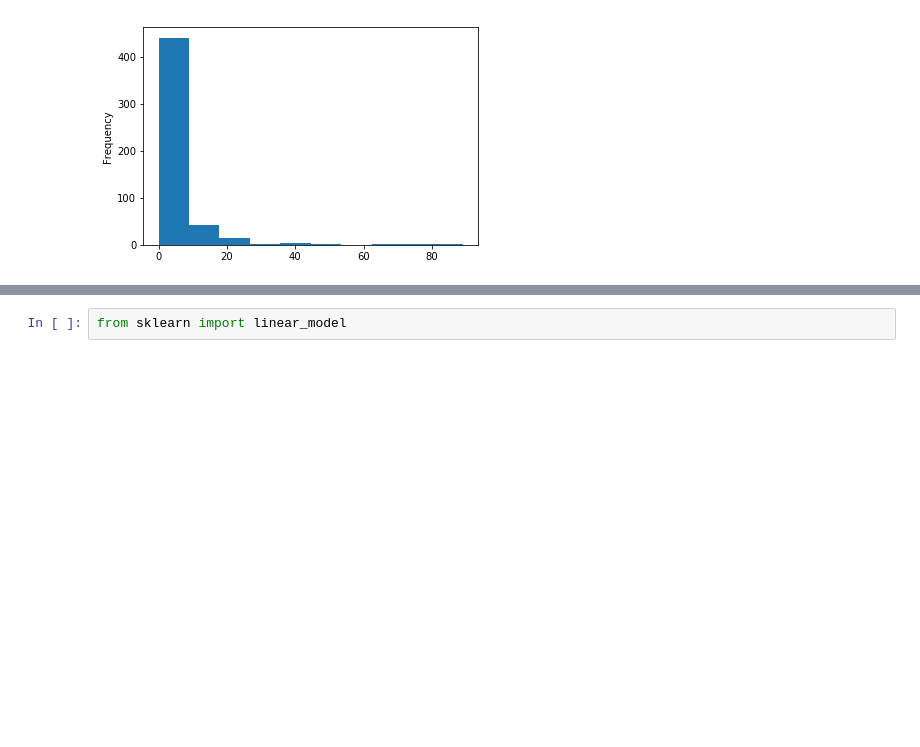
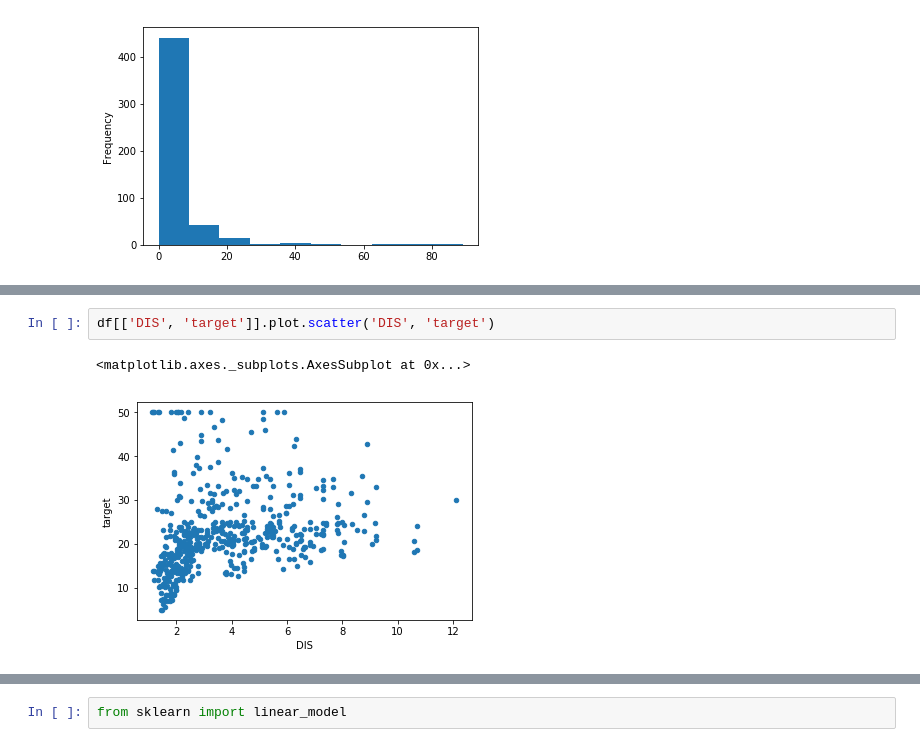
Before and after one commit to learningwithdg/datascience, a Jupyter notebook: Sessions/Machine Learning Introduction.ipynb, the cells around one changed output, grey strips where cells are left out. Cells and saved outputs as stored; diff of their text form; blank space fills up the shorter version.

```diff
--- a/Sessions/Machine Learning Introduction.ipynb
+++ b/Sessions/Machine Learning Introduction.ipynb
@@ -153,0 +178,5 @@ df['CRIM'].plot(kind='hist')
+# %%
+df[['DIS', 'target']].plot.scatter('DIS', 'target')
+# %% [output]
+<matplotlib.axes._subplots.AxesSubplot at 0x...>
+[figure, added]
```
Also changed, not shown: parts of 32 cells of this notebook.
